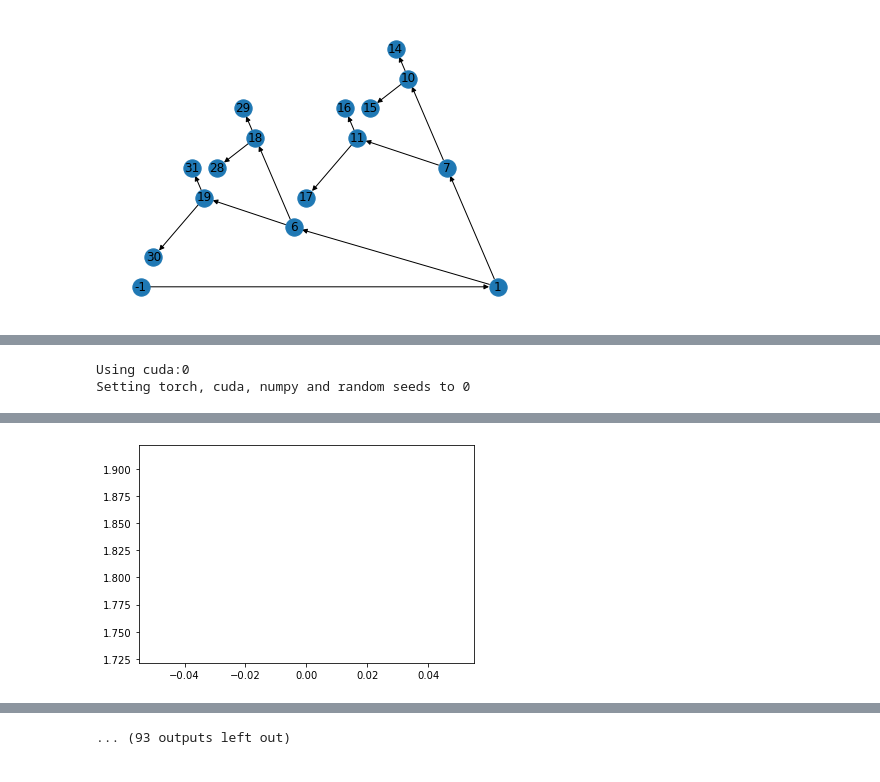
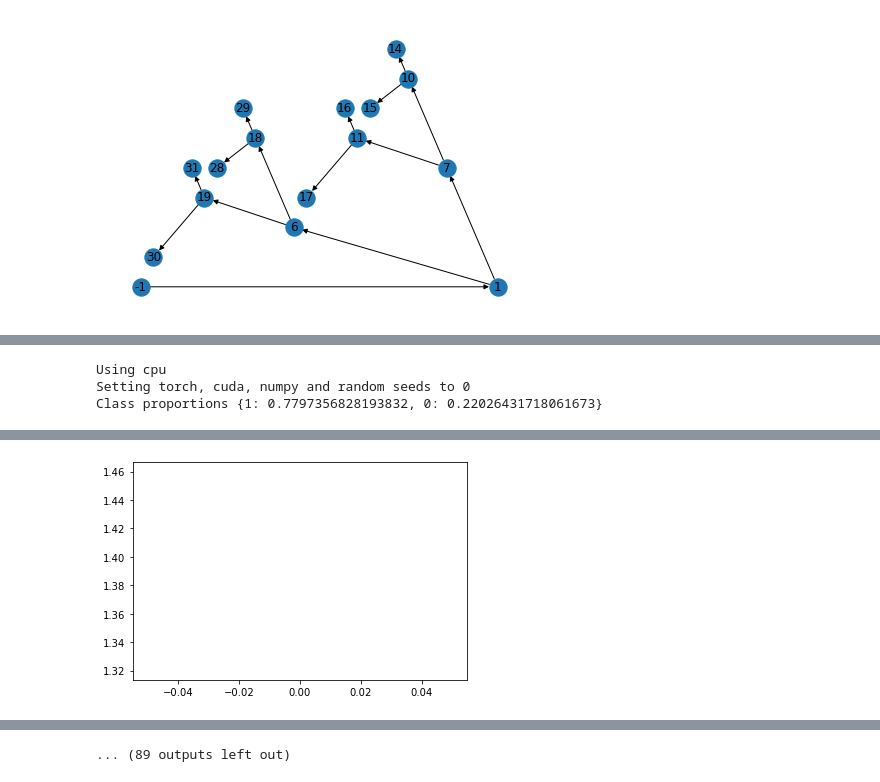
Before and after one commit to s-n-naik/airway_exploration, a Jupyter notebook: graph_test.ipynb, the cells around one changed output, grey strips where cells are left out. Drawn from its saved outputs; the diff is of its cells as text; code cells hidden in the pictures.

Commit message:
graph now running, binary, weighted loss - to do drop unlabelled

```diff
--- a/graph_test.ipynb
+++ b/graph_test.ipynb
@@ -281,2 +264,0 @@ torch.Size([2, 15])
-# %%
-data = Data(x=x, y=torch.FloatTensor([0]),edge_index=edge_index)
@@ -299,12 +269,0 @@ OutEdgeView([(0, 1), (1, 2), (1, 3), (2, 4), (2, 5), (3, 6), (3, 7), (4, 14), (4
-# %%
-label_df = pd.read_csv(os.path.abspath("/home/sneha/MESA_Exam5_airway_variants.csv"))
-
-
-le = LabelEncoder()
-le.fit(label_df.LL_1)
-label_df['LL_1_encoded'] = le.transform(label_df.LL_1)
-
-idno = 3010007
-
-torch.tensor(label_df.loc[label_df.idno==idno,
-             'LL_1_encoded'].values, dtype=torch.int64)
@@ -541,3 +421,0 @@ tensor([2, 0])
-# %%
-i, data = next(enumerate(train_loader))
-data.num_graphs
@@ -574,7 +450,7 @@ class GCN(torch.nn.Module):
 def _count_parameters(model):
     return sum(p.numel() for p in model.parameters() if p.requires_grad == True)
 
-model = GCN(in_channels=4, hidden_channels=8, out_channels=6)
+model = GCN(in_channels=4, hidden_channels=8, out_channels=1)
 print(model)
 print(list(model.parameters()))
 # %% [output]
@@ -610,10 +486,12 @@ tensor(2.6879, grad_fn=<NllLossBackward0>)
 # %%
 
 optimizer = torch.optim.Adam(model.parameters(), lr=0.01)
-criterion = torch.nn.CrossEntropyLoss()
 
 
-def train_one_epoch(epoch, model, train_loader, optimizer, loss_fn, device):
+
+def train_one_epoch(epoch, model, train_loader, optimizer, device, weighted_loss=True):
+    class_proportions = train_loader.dataset.class_proportions
+    print("Class proportions", class_proportions)
     # Enumerate over the data
     all_preds = []
     all_labels = []
@@ -631,12 +509,22 @@ def train_one_epoch(epoch, model, train_loader, optimizer, loss_fn, device):
         #                         batch.edge_attr.float(),
         #                         batch.edge_index,
         #                         batch.batch)
-        pred = model(batch.x, batch.edge_index, batch.batch)
-        # print("pred", pred.T.shape,  batch.y.shape)
+        pred = torch.sigmoid(model(batch.x, batch.edge_index, batch.batch))
         # Calculating the loss and gradients
-        loss = loss_fn(pred, batch.y)
-        # print('Epoch: {}, Batch: {},  Loss: {:.2f}'.format(epoch, batch_idx, loss.item()))
-        # print("LOSS", loss)
+        if weighted_loss:
+            weights = batch.y.float().detach().clone()
+            counts = weights.unique(return_counts=True)
+            for idx in range(len(counts[0])):
+                idx = int(idx)
+                target = int(counts[0][idx].item())
+                class_weight = 1 / class_proportions[target]
+                # go through the classes in the batch
+                # for values in the target tensor which have class 0/1,
+                # replace with inverse proportion for that class
+                weights[weights == counts[0][idx]] = class_weight
+        else:
+            weights = None
+        loss =  F.binary_cross_entropy(pred.squeeze(), batch.y.float(), weight=weights)
         loss.requires_grad = True
         loss.backward()
         optimizer.step()
@@ -647,13 +535,13 @@ def train_one_epoch(epoch, model, train_loader, optimizer, loss_fn, device):
     # loss average per epoch
     return running_loss/step
 
-device = set_device_and_seed(GPU=True, seed=0)
+device = set_device_and_seed(GPU=False, seed=0)
 plotting_dict_train = {}
 plotting_dict_train['loss'] = []
-plot_every = 10
-num_epochs = 200
+plot_every = 100
+num_epochs = 100
 for i in range(num_epochs):
-    loss = train_one_epoch(i, model, train_loader, optimizer, criterion, device)
+    loss = train_one_epoch(i, model, train_loader, optimizer, device, weighted_loss=True)
     plotting_dict_train['loss'].append(loss)
     print('Epoch: {}, Loss: {:.2f}'.format(i, loss))
     if i % plot_every == 0:
@@ -661,5 +549,6 @@ for i in range(num_epochs):
         plt.plot(np.arange(len(plotting_dict_train['loss'])), plotting_dict_train['loss'])
         plt.show()
 # %% [output]
-Using cuda:0
+Using cpu
 Setting torch, cuda, numpy and random seeds to 0
+Class proportions {1: 0.7797356828193832, 0: 0.22026431718061673}
@@ -667 +556 @@ Epoch: 0, Loss: 1.82
-[figure, old version]
+[figure, new version]
@@ -677,4 +574,4 @@ Epoch: 9, Loss: 1.81
-... (93 outputs left out)
+... (89 outputs left out)
 # %%
 plt.figure()
 plt.plot(np.arange(len(plotting_dict_train['loss'])), plotting_dict_train['loss'])
```
Also changed, not shown: parts of 20 cells of this notebook.
